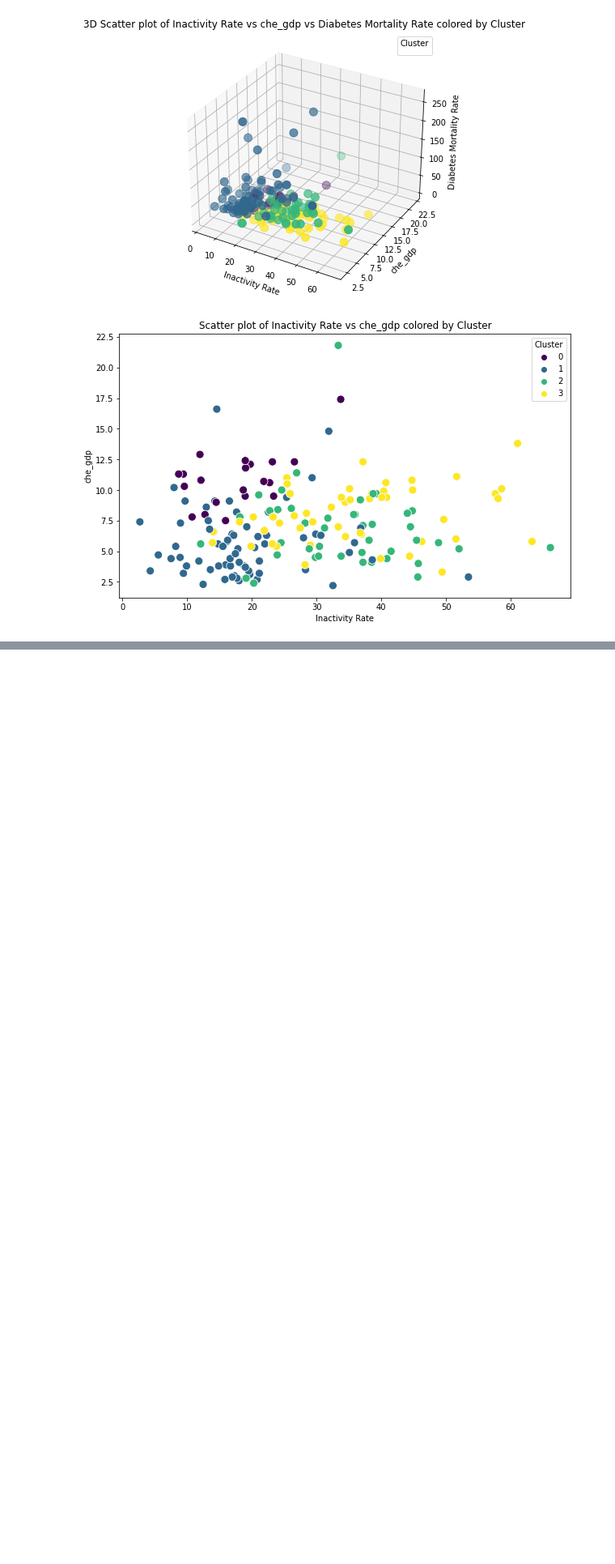
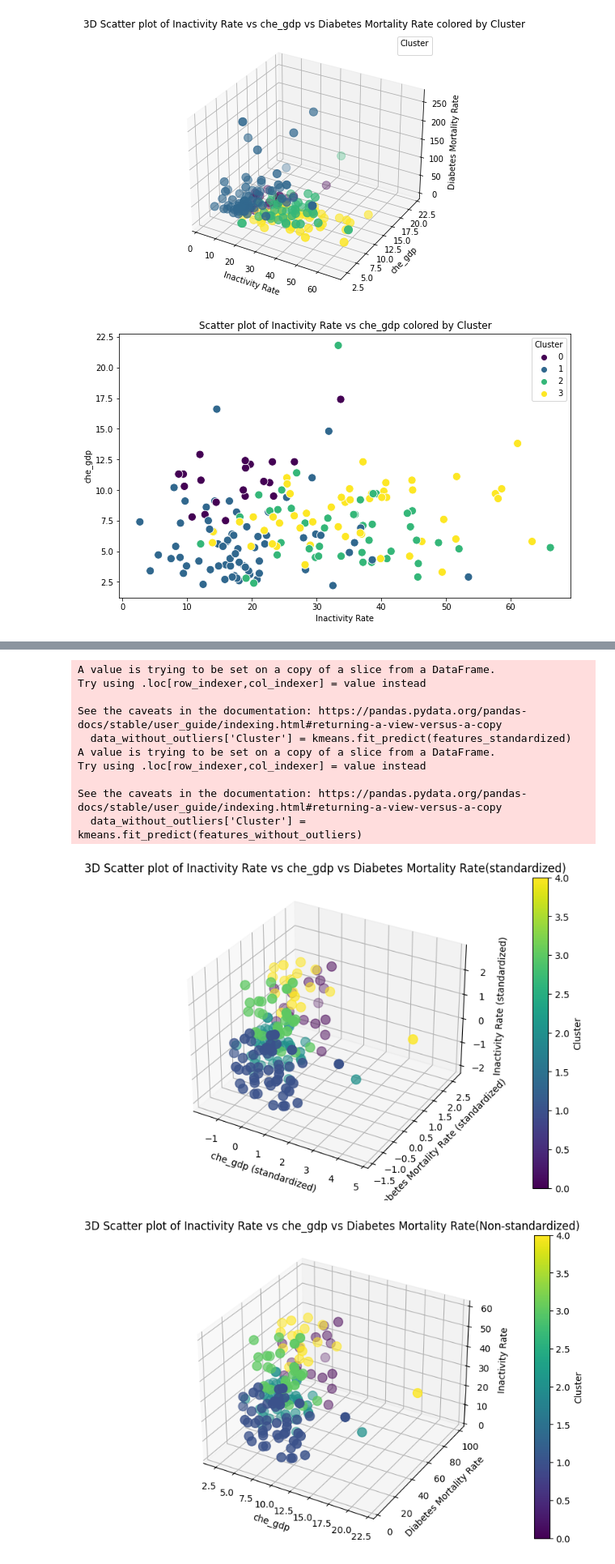
Before and after one commit to jabbe987/Data-Mining-Project, a Jupyter notebook: analysis.ipynb, the cells around one changed output, grey strips where cells are left out. Shown at 81% size. Drawn from its saved outputs; the diff is of its cells as text; code cells hidden in the pictures; blank space fills up the shorter version.

```diff
--- a/analysis.ipynb
+++ b/analysis.ipynb
@@ -181,3 +225,58 @@ No artists with labels found to put in legend.  Note that artists whose label st
+# %%
+data_without_outliers = data[data['Outlier'] != -1]
+features_without_outliers = data_without_outliers[['che_gdp', 'Diabetes Mortality Rate', 'Inactivity Rate']]
+
+from sklearn.preprocessing import StandardScaler
+scaler = StandardScaler()
+features_standardized = scaler.fit_transform(features_without_outliers)
+
+#kmeans with standardized features
+kmeans = KMeans(n_clusters=5, random_state=42)
+data_without_outliers['Cluster'] = kmeans.fit_predict(features_standardized)
+#kmeans with non-standardized features
+data_without_outliers['Cluster'] = kmeans.fit_predict(features_without_outliers)
+
+fig = plt.figure(figsize=(10, 6))
+ax = fig.add_subplot(111, projection='3d')
+fig2 = plt.figure(figsize=(10, 6))
+ax1 = fig2.add_subplot(111, projection='3d')
+
+sc = ax.scatter(features_standardized[:, 0], features_standardized[:, 1], features_standardized[:, 2], c=data_without_outliers['Cluster'], cmap='viridis', s=100)
+sc2 = ax1.scatter(features_without_outliers['che_gdp'], features_without_outliers['Diabetes Mortality Rate'], features_without_outliers['Inactivity Rate'], c=data_without_outliers['Cluster'], cmap='viridis', s=100)
+
+
+ax.set_title('3D Scatter plot of Inactivity Rate vs che_gdp vs Diabetes Mortality Rate(standardized)')
+ax.set_xlabel('che_gdp (standardized)')
+ax.set_ylabel('Diabetes Mortality Rate (standardized)')
+ax.set_zlabel('Inactivity Rate (standardized)')
+
+
+ax1.set_title('3D Scatter plot of Inactivity Rate vs che_gdp vs Diabetes Mortality Rate(Non-standardized)')
+ax1.set_xlabel('che_gdp')
+ax1.set_ylabel('Diabetes Mortality Rate')
+ax1.set_zlabel('Inactivity Rate')
+
+
+
+cbar = plt.colorbar(sc, ax=ax, pad=0.1)
+cbar.set_label('Cluster')
+cbar2 = plt.colorbar(sc2, ax=ax1, pad=0.1)
+cbar2.set_label('Cluster')
+
+plt.show()
+# %% [output]
+A value is trying to be set on a copy of a slice from a DataFrame.
+Try using .loc[row_indexer,col_indexer] = value instead
+
+See the caveats in the documentation: https://pandas.pydata.org/pandas-docs/stable/user_guide/indexing.html#returning-a-view-versus-a-copy
+  data_without_outliers['Cluster'] = kmeans.fit_predict(features_standardized)
+A value is trying to be set on a copy of a slice from a DataFrame.
+Try using .loc[row_indexer,col_indexer] = value instead
+
+See the caveats in the documentation: https://pandas.pydata.org/pandas-docs/stable/user_guide/indexing.html#returning-a-view-versus-a-copy
+  data_without_outliers['Cluster'] = kmeans.fit_predict(features_without_outliers)
+[figure, added]
+[figure, added]
 # %%
 import pandas as pd
 import numpy as np
```
Also changed, not shown: parts of 1 cell of this notebook.
